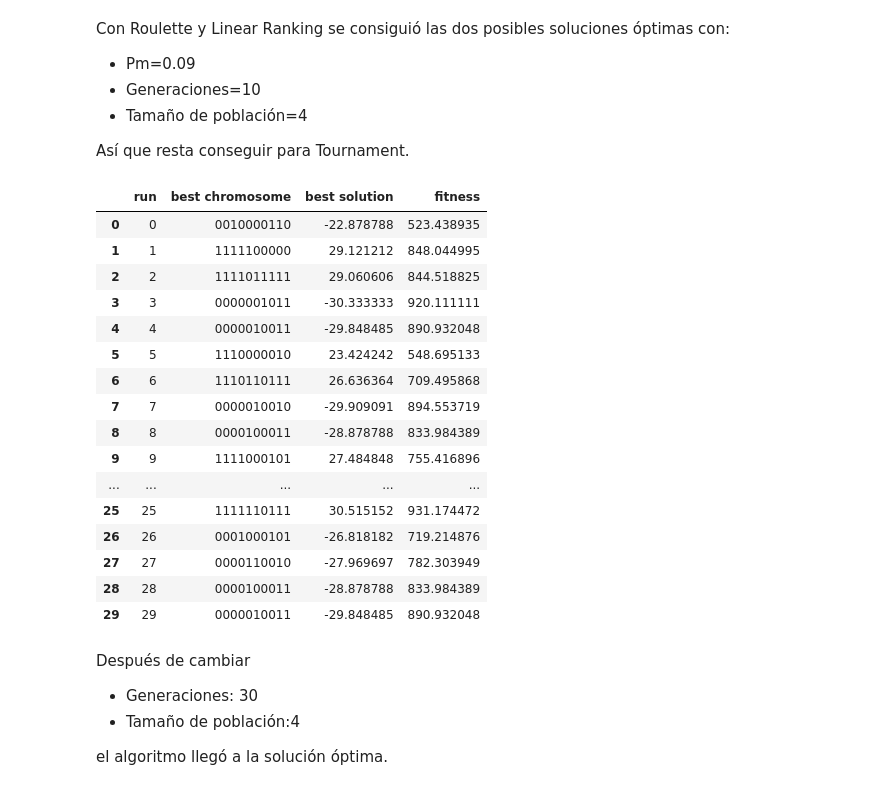
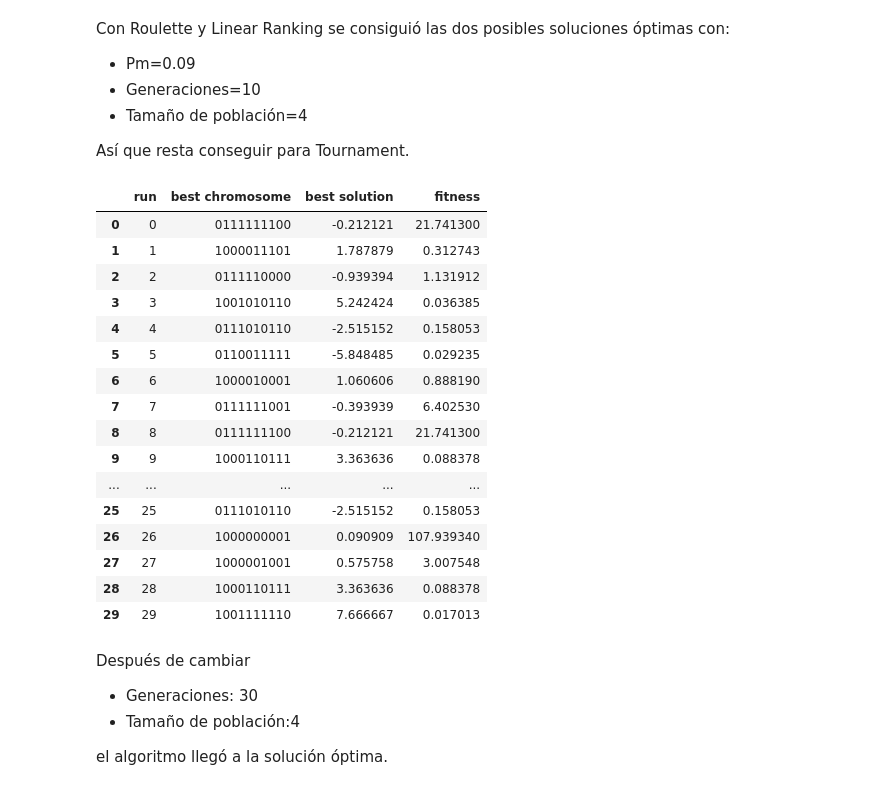
Before and after one commit to gx-ceia-tps/evolutionary-algorithms, a Jupyter notebook: ea-tp1/tp1.ipynb, the cells around one changed output. Cells and saved outputs as stored; diff of their text form; code cells hidden in the pictures.

```diff
--- a/ea-tp1/tp1.ipynb
+++ b/ea-tp1/tp1.ipynb
@@ -97,7 +97,7 @@ for run in range(executions):
         generations=10,
         chromosome_length=bits,
         population_length=4,
-        maximize=True,
+        maximize=False,
         target_fn=lambda x:x**2,
         elitism=True,
         crossover_rate=crossover_rate,
@@ -110,4 +110,4 @@ for run in range(executions):
     row = {"run": run, "best chromosome": chromosome,  "best solution": best, "fitness": fitness}
     df_roulette = pd.concat([df_roulette, pd.DataFrame([row])], ignore_index=True)
 
-display(df_roulette)
+# display(df_roulette)
@@ -138,7 +120,7 @@ for run in range(executions):
         generations=10,
         chromosome_length=bits,
         population_length=4,
-        maximize=True,
+        maximize=False,
         target_fn=lambda x:x**2,
         elitism=True,
         crossover_rate=crossover_rate,
@@ -151,4 +133,4 @@ for run in range(executions):
     row = {"run": run, "best chromosome": chromosome,  "best solution": best, "fitness": fitness}
     df_linear_ranking = pd.concat([df_linear_ranking, pd.DataFrame([row])], ignore_index=True)
 
-display(df_linear_ranking)
+# display(df_linear_ranking)
@@ -180,7 +144,7 @@ for run in range(executions):
         generations=10,
         chromosome_length=bits,
         population_length=4,
-        maximize=True,
+        maximize=False,
         target_fn=lambda x:x**2,
         elitism=False,
         crossover_rate=crossover_rate,
@@ -193,4 +157,4 @@ for run in range(executions):
     row = {"run": run, "best chromosome": chromosome,  "best solution": best, "fitness": fitness}
     df_tournament = pd.concat([df_tournament, pd.DataFrame([row])], ignore_index=True)
 
-display(df_tournament)
+#     display(df_tournament)
@@ -257,45 +235,45 @@ Así que resta conseguir para Tournament.
 # %%
 from EvolutionaryAlgorithm import Tournament
 df_tournament = pd.DataFrame()
 for run in range(executions):
 
     eaTournament2 = Tournament(
         tournament_size=3,
         generations=30,
         chromosome_length=bits,
         population_length=10,
-        maximize=True,
+        maximize=False,
         target_fn=lambda x:x**2,
         elitism=False,
         crossover_rate=crossover_rate,
         x_min=x_min,
         x_max=x_max,
         mutation_rate=mutation_rate
     )
     eaTournament2.execute()
     chromosome, best, fitness = eaTournament2.get_best_individual()
     row = {"run": run, "best chromosome": chromosome,  "best solution": best, "fitness": fitness}
     df_tournament = pd.concat([df_tournament, pd.DataFrame([row])], ignore_index=True)
 
 display(df_tournament)
 # %% [output]
 |  | run | best chromosome | best solution | fitness |
-| 0 | 0 | 0010000110 | -22.878788 | 523.438935 |
-| 1 | 1 | 1111100000 | 29.121212 | 848.044995 |
-| 2 | 2 | 1111011111 | 29.060606 | 844.518825 |
-| 3 | 3 | 0000001011 | -30.333333 | 920.111111 |
-| 4 | 4 | 0000010011 | -29.848485 | 890.932048 |
-| 5 | 5 | 1110000010 | 23.424242 | 548.695133 |
-| 6 | 6 | 1110110111 | 26.636364 | 709.495868 |
-| 7 | 7 | 0000010010 | -29.909091 | 894.553719 |
-| 8 | 8 | 0000100011 | -28.878788 | 833.984389 |
-| 9 | 9 | 1111000101 | 27.484848 | 755.416896 |
+| 0 | 0 | 0111111100 | -0.212121 | 21.741300 |
+| 1 | 1 | 1000011101 | 1.787879 | 0.312743 |
+| 2 | 2 | 0111110000 | -0.939394 | 1.131912 |
+| 3 | 3 | 1001010110 | 5.242424 | 0.036385 |
+| 4 | 4 | 0111010110 | -2.515152 | 0.158053 |
+| 5 | 5 | 0110011111 | -5.848485 | 0.029235 |
+| 6 | 6 | 1000010001 | 1.060606 | 0.888190 |
+| 7 | 7 | 0111111001 | -0.393939 | 6.402530 |
+| 8 | 8 | 0111111100 | -0.212121 | 21.741300 |
+| 9 | 9 | 1000110111 | 3.363636 | 0.088378 |
 | ... | ... | ... | ... | ... |
-| 25 | 25 | 1111110111 | 30.515152 | 931.174472 |
-| 26 | 26 | 0001000101 | -26.818182 | 719.214876 |
-| 27 | 27 | 0000110010 | -27.969697 | 782.303949 |
-| 28 | 28 | 0000100011 | -28.878788 | 833.984389 |
-| 29 | 29 | 0000010011 | -29.848485 | 890.932048 |
+| 25 | 25 | 0111010110 | -2.515152 | 0.158053 |
+| 26 | 26 | 1000000001 | 0.090909 | 107.939340 |
+| 27 | 27 | 1000001001 | 0.575758 | 3.007548 |
+| 28 | 28 | 1000110111 | 3.363636 | 0.088378 |
+| 29 | 29 | 1001111110 | 7.666667 | 0.017013 |
 # %% [markdown]
 Después de cambiar
 - Generaciones: 30
```
Also changed, not shown: parts of 16 cells of this notebook, 2 other files.
